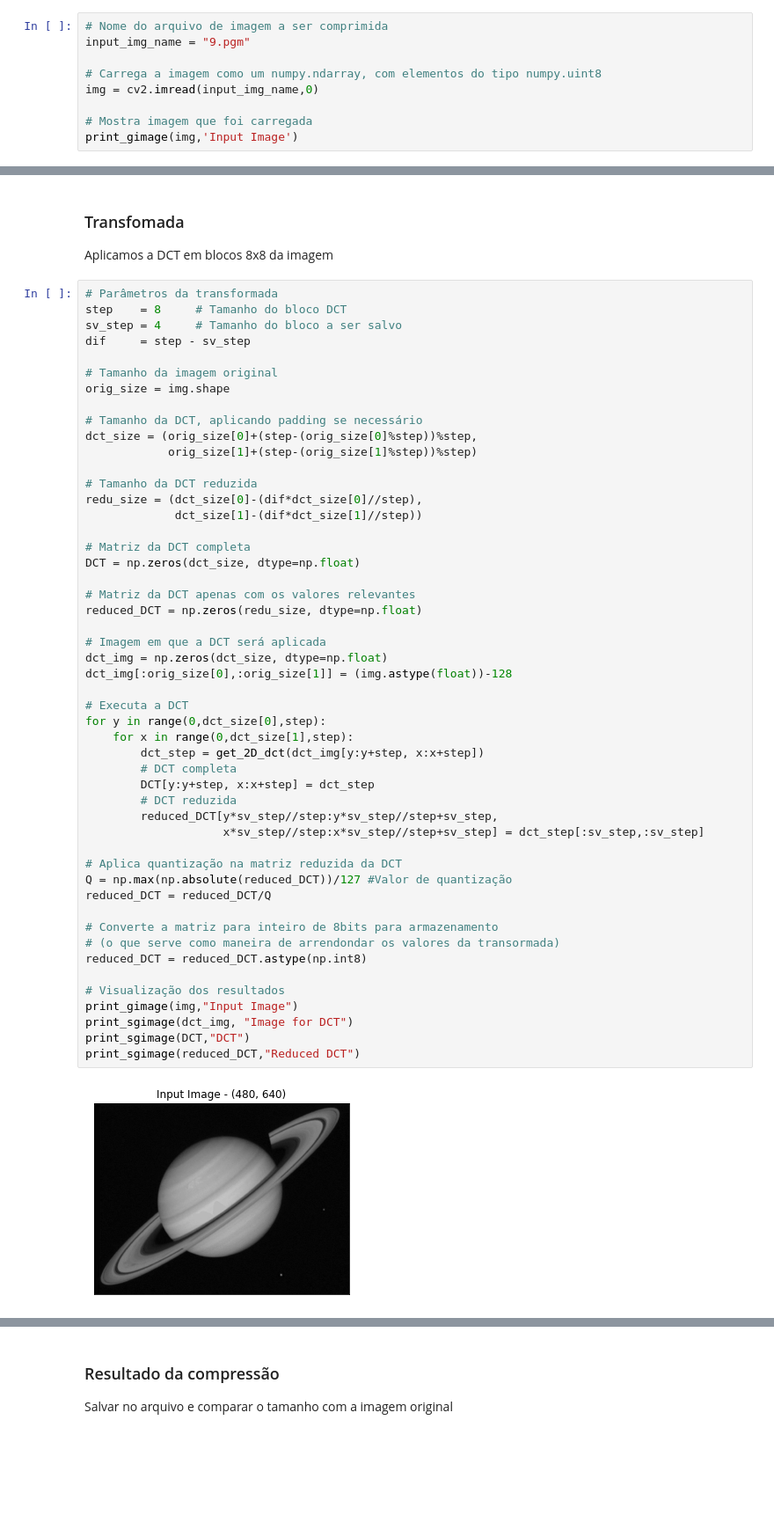
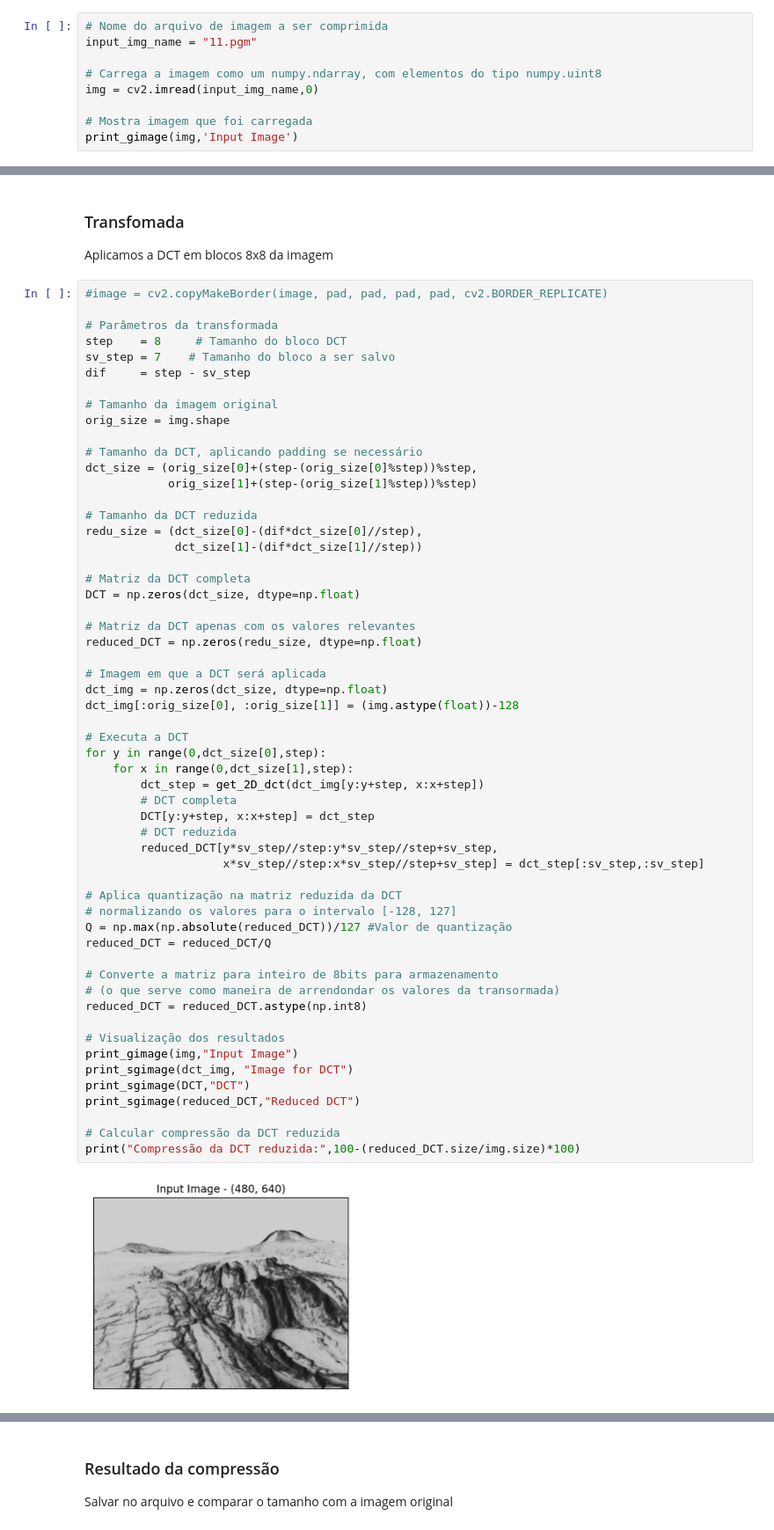
Before and after one commit to RenanBomtempo/image-compression, a Jupyter notebook: TP-1.ipynb, the cells around one changed output, grey strips where cells are left out. Shown at 88% size. Saved outputs shown, nothing was run; the diff lists cells and outputs as text; blank space fills up the shorter version.

```diff
--- a/TP-1.ipynb
+++ b/TP-1.ipynb
@@ -87,7 +87,7 @@ def file_to_img(input_name,shape,separator=""):
 Atribua a variavel "input_img_name" o nome da imagem a ser comprimida
 # %%
 # Nome do arquivo de imagem a ser comprimida
-input_img_name = "9.pgm"
+input_img_name = "11.pgm"
 
 # Carrega a imagem como um numpy.ndarray, com elementos do tipo numpy.uint8
 img = cv2.imread(input_img_name,0)
@@ -103,9 +103,11 @@ print_gimage(img,'Input Image')
 
 Aplicamos a DCT em blocos 8x8 da imagem
 # %%
+#image = cv2.copyMakeBorder(image, pad, pad, pad, pad, cv2.BORDER_REPLICATE)
+
 # Parâmetros da transformada
 step    = 8     # Tamanho do bloco DCT
-sv_step = 4     # Tamanho do bloco a ser salvo
+sv_step = 7    # Tamanho do bloco a ser salvo
 dif     = step - sv_step
 
 # Tamanho da imagem original
@@ -125,32 +127,36 @@ DCT = np.zeros(dct_size, dtype=np.float)
 # Matriz da DCT apenas com os valores relevantes
 reduced_DCT = np.zeros(redu_size, dtype=np.float)
 
 # Imagem em que a DCT será aplicada
 dct_img = np.zeros(dct_size, dtype=np.float)
-dct_img[:orig_size[0],:orig_size[1]] = (img.astype(float))-128
+dct_img[:orig_size[0], :orig_size[1]] = (img.astype(float))-128
 
 # Executa a DCT
 for y in range(0,dct_size[0],step):
     for x in range(0,dct_size[1],step):
         dct_step = get_2D_dct(dct_img[y:y+step, x:x+step])
         # DCT completa
         DCT[y:y+step, x:x+step] = dct_step
         # DCT reduzida
         reduced_DCT[y*sv_step//step:y*sv_step//step+sv_step,
                     x*sv_step//step:x*sv_step//step+sv_step] = dct_step[:sv_step,:sv_step]
 
 # Aplica quantização na matriz reduzida da DCT
+# normalizando os valores para o intervalo [-128, 127]
 Q = np.max(np.absolute(reduced_DCT))/127 #Valor de quantização
 reduced_DCT = reduced_DCT/Q
 
 # Converte a matriz para inteiro de 8bits para armazenamento
 # (o que serve como maneira de arrendondar os valores da transormada)
 reduced_DCT = reduced_DCT.astype(np.int8)
 
 # Visualização dos resultados
 print_gimage(img,"Input Image")
 print_sgimage(dct_img, "Image for DCT")
 print_sgimage(DCT,"DCT")
 print_sgimage(reduced_DCT,"Reduced DCT")
+
+# Calcular compressão da DCT reduzida
+print("Compressão da DCT reduzida:",100-(reduced_DCT.size/img.size)*100)
 # %% [output]
-[figure, old version]
+[figure, new version]
```
Also changed, not shown: parts of 11 cells of this notebook.
